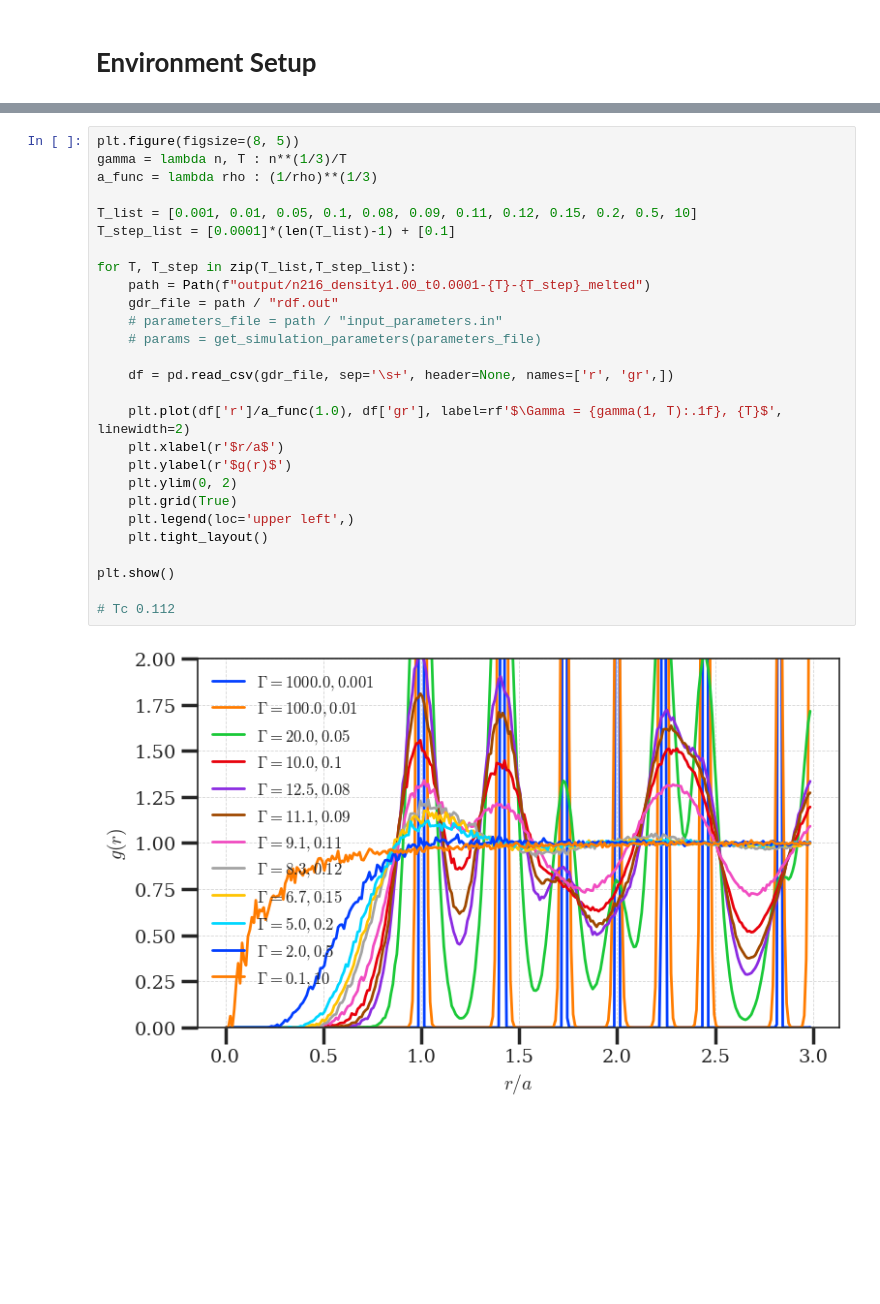
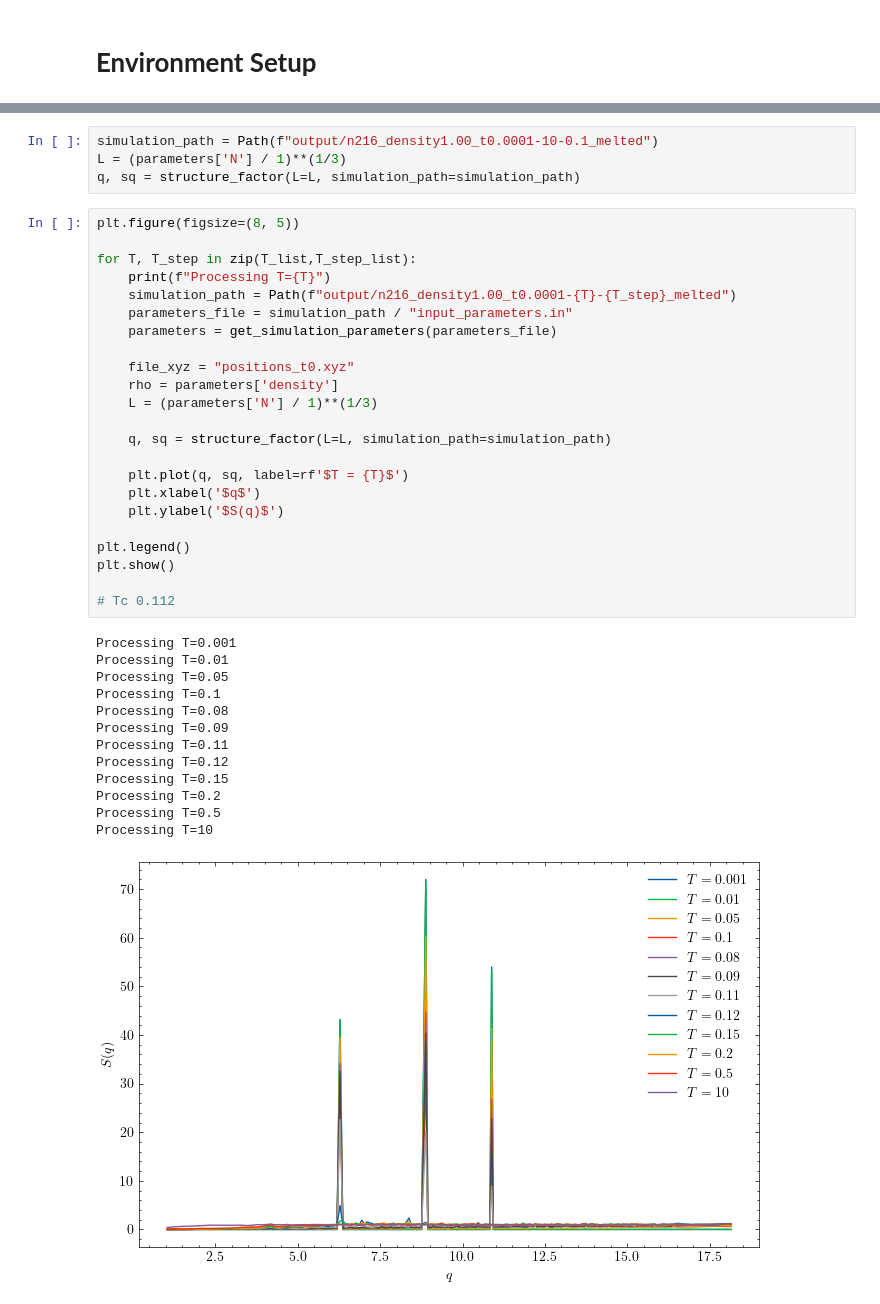
Before and after one commit to haxmxah/wigner_crystal_phase_transition, a Jupyter notebook: results_gr.ipynb, the cells around one changed output, grey strips where cells are left out. Drawn from its saved outputs; the diff is of its cells as text; blank space fills up the shorter version.

```diff
--- a/results_gr.ipynb
+++ b/results_gr.ipynb
@@ -87,29 +220,41 @@ def get_simulation_parameters(filepath):
+# %%
+simulation_path = Path(f"output/n216_density1.00_t0.0001-10-0.1_melted")
+L = (parameters['N'] / 1)**(1/3)
+q, sq = structure_factor(L=L, simulation_path=simulation_path)
 # %%
 plt.figure(figsize=(8, 5))
-gamma = lambda n, T : n**(1/3)/T
-a_func = lambda rho : (1/rho)**(1/3)
-
-T_list = [0.001, 0.01, 0.05, 0.1, 0.08, 0.09, 0.11, 0.12, 0.15, 0.2, 0.5, 10]
-T_step_list = [0.0001]*(len(T_list)-1) + [0.1]
 
 for T, T_step in zip(T_list,T_step_list):
-    path = Path(f"output/n216_density1.00_t0.0001-{T}-{T_step}_melted")
-    gdr_file = path / "rdf.out"
-    # parameters_file = path / "input_parameters.in"
-    # params = get_simulation_parameters(parameters_file)
+    print(f"Processing T={T}")
+    simulation_path = Path(f"output/n216_density1.00_t0.0001-{T}-{T_step}_melted")
+    parameters_file = simulation_path / "input_parameters.in"
+    parameters = get_simulation_parameters(parameters_file)
 
-    df = pd.read_csv(gdr_file, sep='\s+', header=None, names=['r', 'gr',])
+    file_xyz = "positions_t0.xyz"
+    rho = parameters['density']
+    L = (parameters['N'] / 1)**(1/3)
 
-    plt.plot(df['r']/a_func(1.0), df['gr'], label=rf'$\Gamma = {gamma(1, T):.1f}, {T}$', linewidth=2)
-    plt.xlabel(r'$r/a$')
-    plt.ylabel(r'$g(r)$')
-    plt.ylim(0, 2)
-    plt.grid(True)
-    plt.legend(loc='upper left',)
-    plt.tight_layout()
+    q, sq = structure_factor(L=L, simulation_path=simulation_path)
 
+    plt.plot(q, sq, label=rf'$T = {T}$')
+    plt.xlabel('$q$')
+    plt.ylabel('$S(q)$')
+
+plt.legend()
 plt.show()
 
 # Tc 0.112
 # %% [output]
+Processing T=0.001
+Processing T=0.01
+Processing T=0.05
+Processing T=0.1
+Processing T=0.08
+Processing T=0.09
+Processing T=0.11
+Processing T=0.12
+Processing T=0.15
+Processing T=0.2
+Processing T=0.5
+Processing T=10
-[figure, old version]
+[figure, new version]
```
Also changed, not shown: parts of 10 cells of this notebook, 4 other files.
